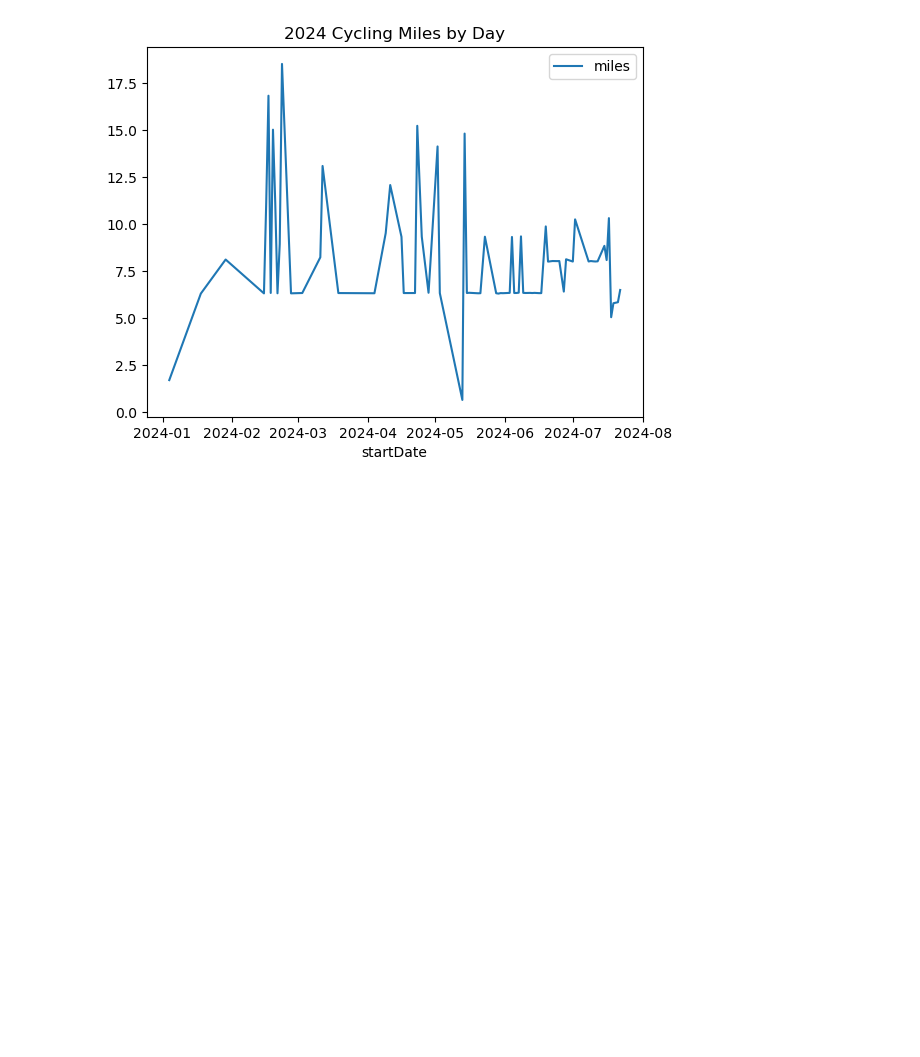
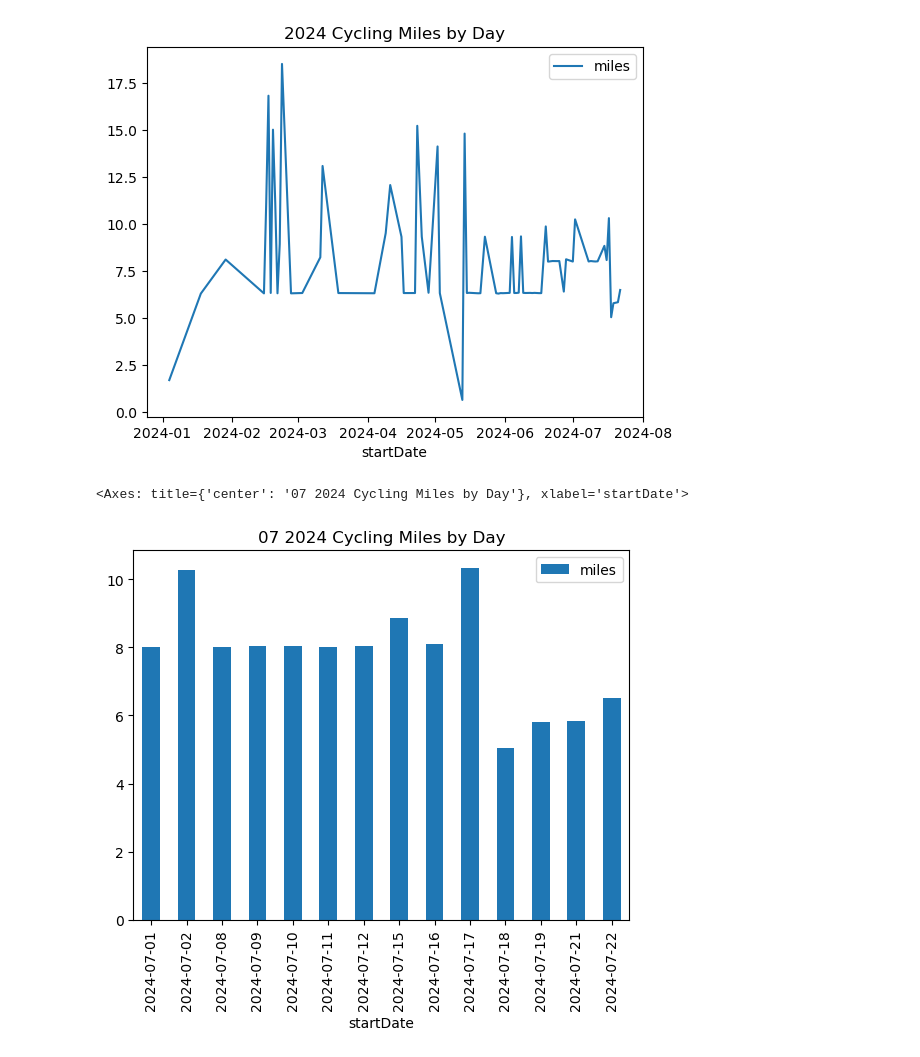
Before and after one commit to bkdevart/health_data, a Jupyter notebook: cycling_analysis.ipynb, the cells around one changed output. Drawn from its saved outputs; the diff is of its cells as text; code cells hidden in the pictures; blank space fills up the shorter version.

```diff
--- a/cycling_analysis.ipynb
+++ b/cycling_analysis.ipynb
@@ -107,3 +107,10 @@ df_date_2024.plot(x='startDate', y='miles',
 [figure]
 # %%
 df_date.to_csv('cleaned_data/daily_cycling.csv', index=False)
+# %%
+df_date_2024_07 = df_date[df_date['startDate'] >= dt.date(2024, 7, 1)]
+df_date_2024_07.plot(x='startDate', y='miles',
+                  title='07 2024 Cycling Miles by Day', kind='bar')
+# %% [output]
+<Axes: title={'center': '07 2024 Cycling Miles by Day'}, xlabel='startDate'>
+[figure, added]
```
Also changed, not shown: 3 other files.
